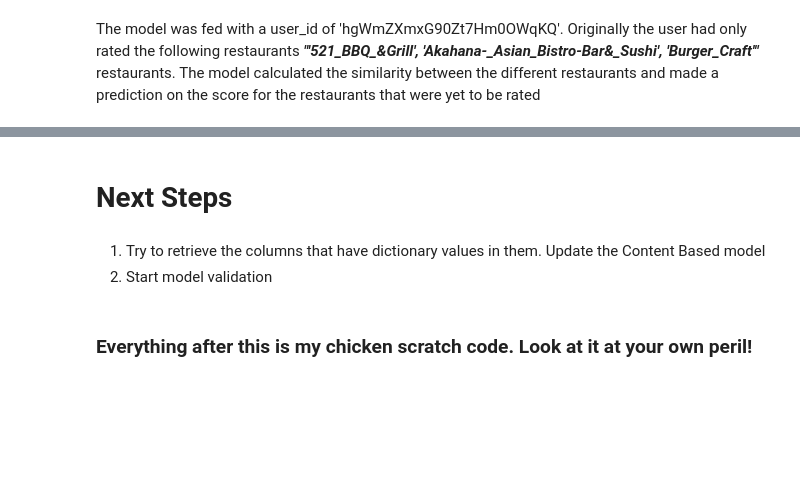
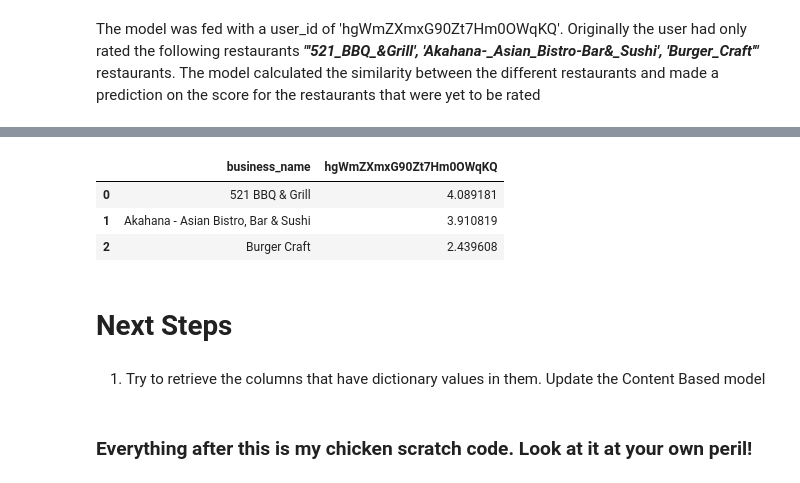
Before and after one commit to Ajinth/Recommender-System, a Jupyter notebook: Code/Yelp_Recommender_System.ipynb, the cells around one changed output, grey strips where cells are left out. Cells and saved outputs as stored; diff of their text form; code cells hidden in the pictures; blank space fills up the shorter version.

```diff
--- a/Code/Yelp_Recommender_System.ipynb
+++ b/Code/Yelp_Recommender_System.ipynb
@@ -1376,8 +1451,24 @@ The model was fed with a user_id of 'hgWmZXmxG90Zt7Hm0OWqKQ'. Originally the use
+# %%
+'''Calling the predictor function to make the prediction'''
+content_based_evaluator = content_based_rating_evaluator()
+
+'''Getting the top 5 Predictions'''
+# content_based_predictor = content_based_predictor.head()
+
+'''Results procesing to display the results in the correct format'''
+content_based_evaluator['business_id'] = content_based_evaluator.index
+top_predictions = pd.merge(content_based_evaluator, business_name, on='business_id')
+evaluated_prediction = top_predictions[['business_name', user]]
+evaluated_prediction
+# %% [output]
+|  | business_name | hgWmZXmxG90Zt7Hm0OWqKQ |
+| 0 | 521 BBQ & Grill | 4.089181 |
+| 1 | Akahana - Asian Bistro, Bar & Sushi | 3.910819 |
+| 2 | Burger Craft | 2.439608 |
 # %% [markdown]
 # Next Steps
 # %% [markdown]
 1. Try to retrieve the columns that have dictionary values in them. Update the Content Based model
-2. Start model validation
 # %% [markdown]
 ### Everything after this is my chicken scratch code. Look at it at your own peril!
 # %%
```
Also changed, not shown: parts of 12 cells of this notebook.
